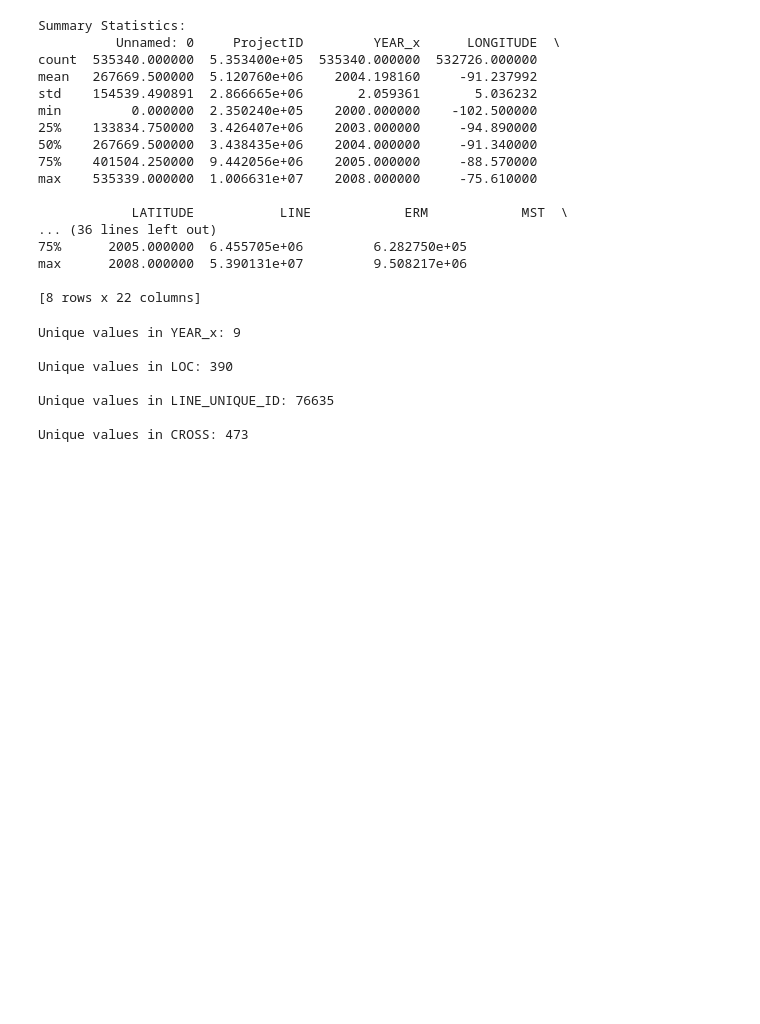
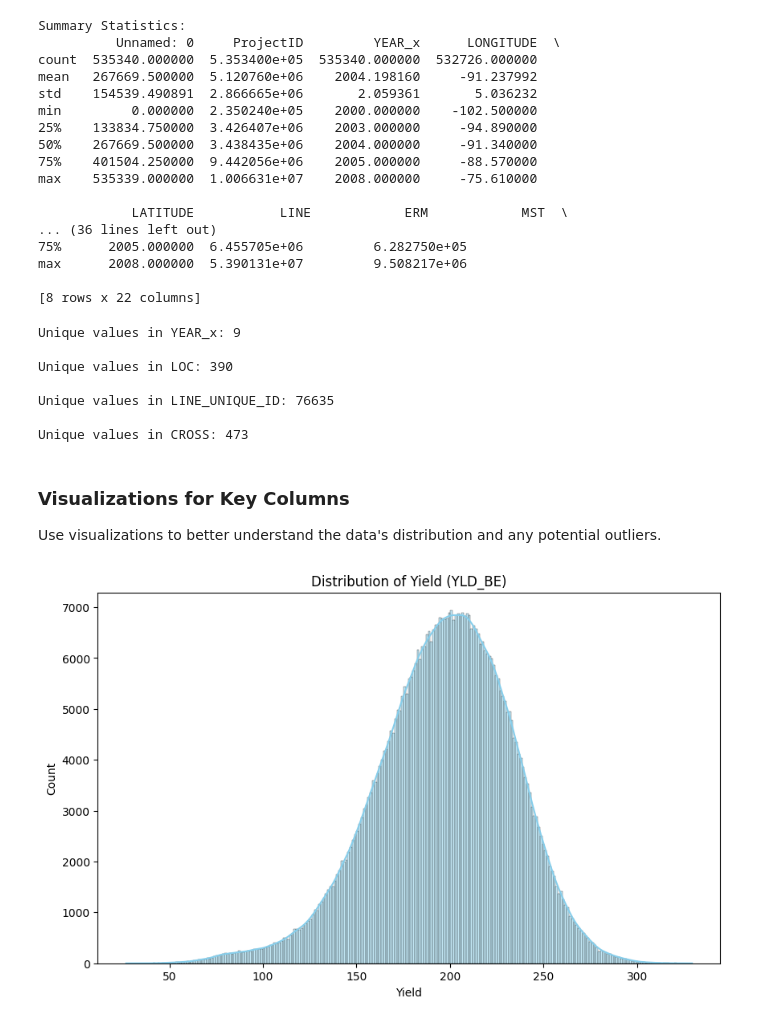
Before and after one commit to gurmindersingh12/Maize-Yield-Prediction-Analysis, a Jupyter notebook: 02_EDA.ipynb, the cells around one changed output. Drawn from its saved outputs; the diff is of its cells as text; code cells hidden in the pictures; blank space fills up the shorter version.

```diff
--- a/02_EDA.ipynb
+++ b/02_EDA.ipynb
@@ -91,3 +91,16 @@ Unique values in LOC: 390
 Unique values in LINE_UNIQUE_ID: 76635
 
 Unique values in CROSS: 473
+# %% [markdown]
+### Visualizations for Key Columns
+Use visualizations to better understand the data's distribution and any potential outliers.
+# %%
+# Distribution of Yield (YLD_BE)
+
+plt.figure(figsize=(10, 6))
+sns.histplot(data['YLD_BE'], kde=True, color='skyblue')
+plt.xlabel('Yield')
+plt.title('Distribution of Yield (YLD_BE)')
+plt.show()
+# %% [output]
+[figure, added]
```
Also changed, not shown: parts of 2 cells of this notebook.
